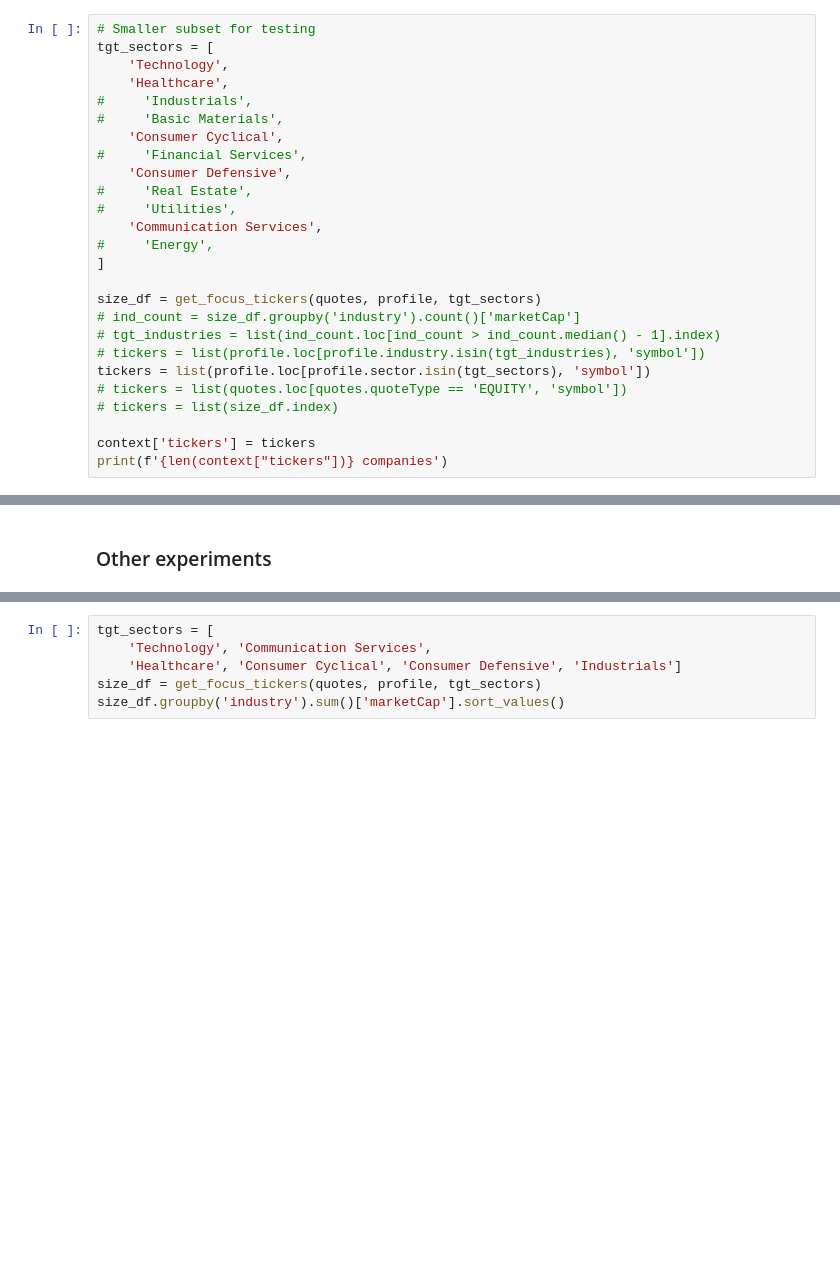
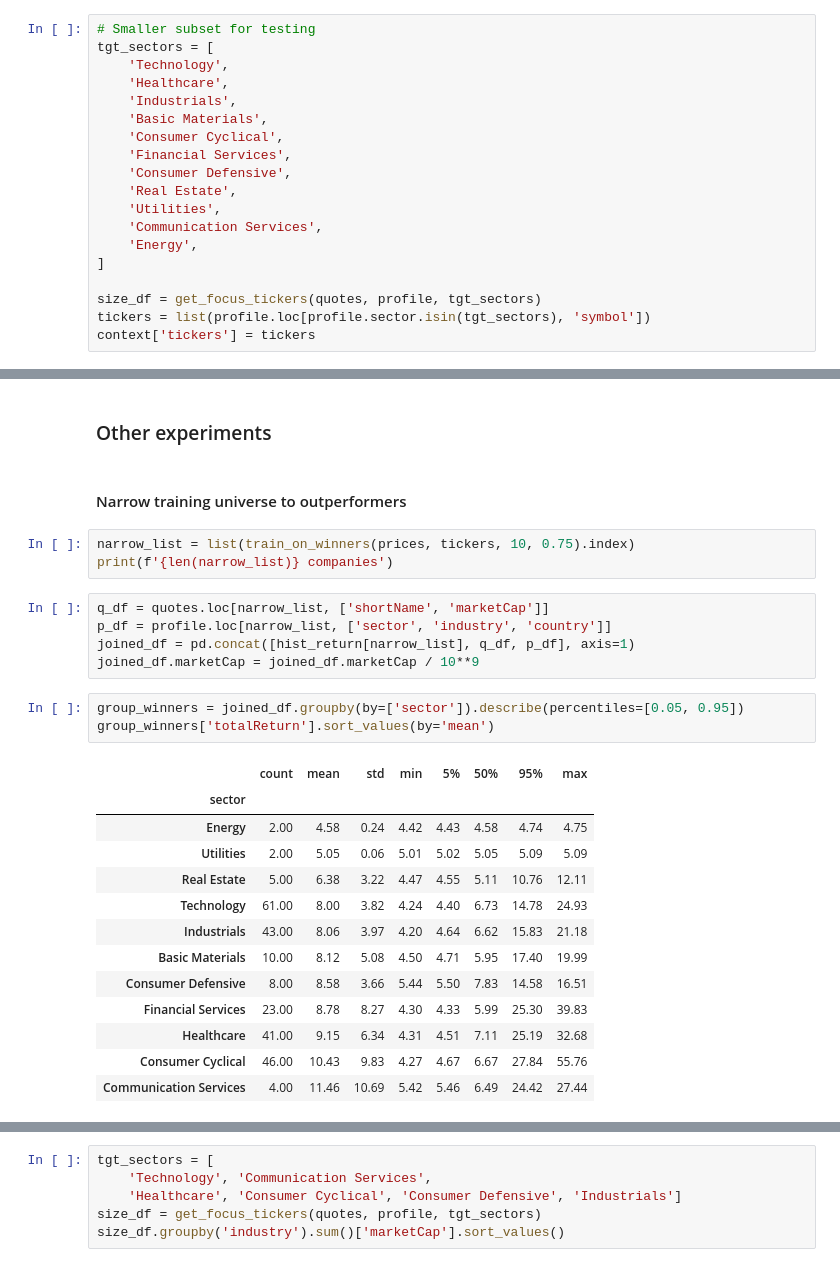
Before and after one commit to webclinic017/inception, a Jupyter notebook: notebooks/micro_TF.ipynb, the cells around one changed output, grey strips where cells are left out. Saved outputs shown, nothing was run; the diff lists cells and outputs as text; blank space fills up the shorter version.

Commit message:
Reduced the universe to train on winners.

```diff
--- a/notebooks/micro_TF.ipynb
+++ b/notebooks/micro_TF.ipynb
@@ -113,24 +109,17 @@ Loading file summary-categories/assetProfile
 tgt_sectors = [
     'Technology',
     'Healthcare',
-#     'Industrials',
-#     'Basic Materials',
+    'Industrials',
+    'Basic Materials',
     'Consumer Cyclical',
-#     'Financial Services',
+    'Financial Services',
     'Consumer Defensive',
-#     'Real Estate',
-#     'Utilities',
+    'Real Estate',
+    'Utilities',
     'Communication Services',
-#     'Energy',
+    'Energy',
 ]
 
 size_df = get_focus_tickers(quotes, profile, tgt_sectors)
-# ind_count = size_df.groupby('industry').count()['marketCap']
-# tgt_industries = list(ind_count.loc[ind_count > ind_count.median() - 1].index)
-# tickers = list(profile.loc[profile.industry.isin(tgt_industries), 'symbol'])
 tickers = list(profile.loc[profile.sector.isin(tgt_sectors), 'symbol'])
-# tickers = list(quotes.loc[quotes.quoteType == 'EQUITY', 'symbol'])
-# tickers = list(size_df.index)
-
 context['tickers'] = tickers
-print(f'{len(context["tickers"])} companies')
@@ -470,3 +489,30 @@ pred_df.loc[label_mask]\
 | 2019-05-01 | CCOI | 1 | short | 0.63 | 0.00 | 0.63 | 0.37 | 0.00 | 0.00 |
 # %% [markdown]
 ### Other experiments
+# %% [markdown]
+#### Narrow training universe to outperformers
+# %%
+narrow_list = list(train_on_winners(prices, tickers, 10, 0.75).index)
+print(f'{len(narrow_list)} companies')
+# %%
+q_df = quotes.loc[narrow_list, ['shortName', 'marketCap']]
+p_df = profile.loc[narrow_list, ['sector', 'industry', 'country']]
+joined_df = pd.concat([hist_return[narrow_list], q_df, p_df], axis=1)
+joined_df.marketCap = joined_df.marketCap / 10**9
+# %%
+group_winners = joined_df.groupby(by=['sector']).describe(percentiles=[0.05, 0.95])
+group_winners['totalReturn'].sort_values(by='mean')
+# %% [output]
+|  | count | mean | std | min | 5% | 50% | 95% | max |
+| sector |  |  |  |  |  |  |  |  |
+| Energy | 2.00 | 4.58 | 0.24 | 4.42 | 4.43 | 4.58 | 4.74 | 4.75 |
+| Utilities | 2.00 | 5.05 | 0.06 | 5.01 | 5.02 | 5.05 | 5.09 | 5.09 |
+| Real Estate | 5.00 | 6.38 | 3.22 | 4.47 | 4.55 | 5.11 | 10.76 | 12.11 |
+| Technology | 61.00 | 8.00 | 3.82 | 4.24 | 4.40 | 6.73 | 14.78 | 24.93 |
+| Industrials | 43.00 | 8.06 | 3.97 | 4.20 | 4.64 | 6.62 | 15.83 | 21.18 |
+| Basic Materials | 10.00 | 8.12 | 5.08 | 4.50 | 4.71 | 5.95 | 17.40 | 19.99 |
+| Consumer Defensive | 8.00 | 8.58 | 3.66 | 5.44 | 5.50 | 7.83 | 14.58 | 16.51 |
+| Financial Services | 23.00 | 8.78 | 8.27 | 4.30 | 4.33 | 5.99 | 25.30 | 39.83 |
+| Healthcare | 41.00 | 9.15 | 6.34 | 4.31 | 4.51 | 7.11 | 25.19 | 32.68 |
+| Consumer Cyclical | 46.00 | 10.43 | 9.83 | 4.27 | 4.67 | 6.67 | 27.84 | 55.76 |
+| Communication Services | 4.00 | 11.46 | 10.69 | 5.42 | 5.46 | 6.49 | 24.42 | 27.44 |
```
Also changed, not shown: parts of 10 cells of this notebook, 1 other file.
